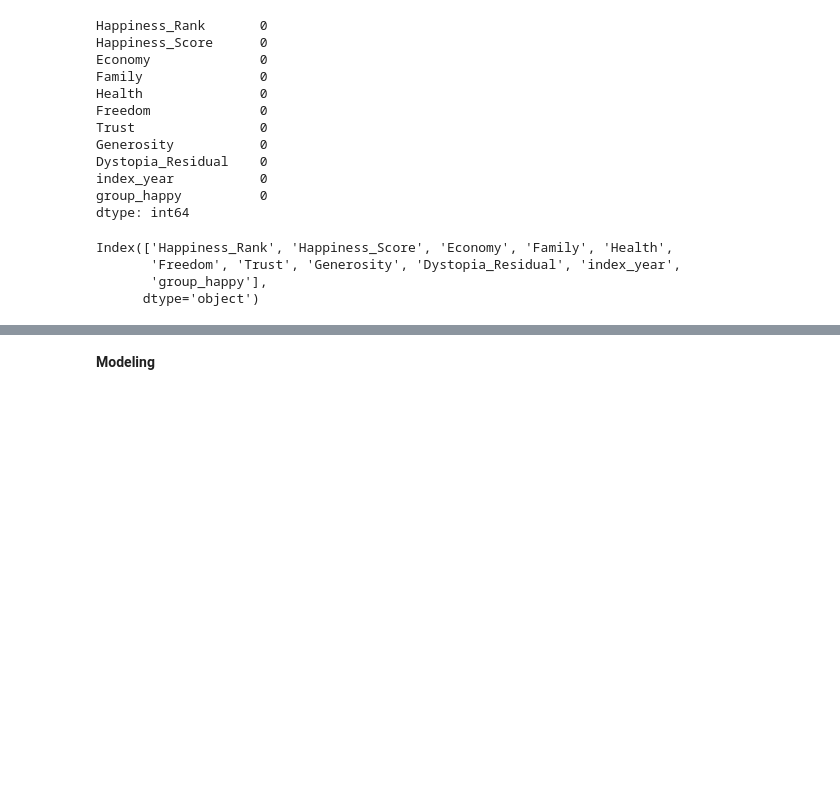
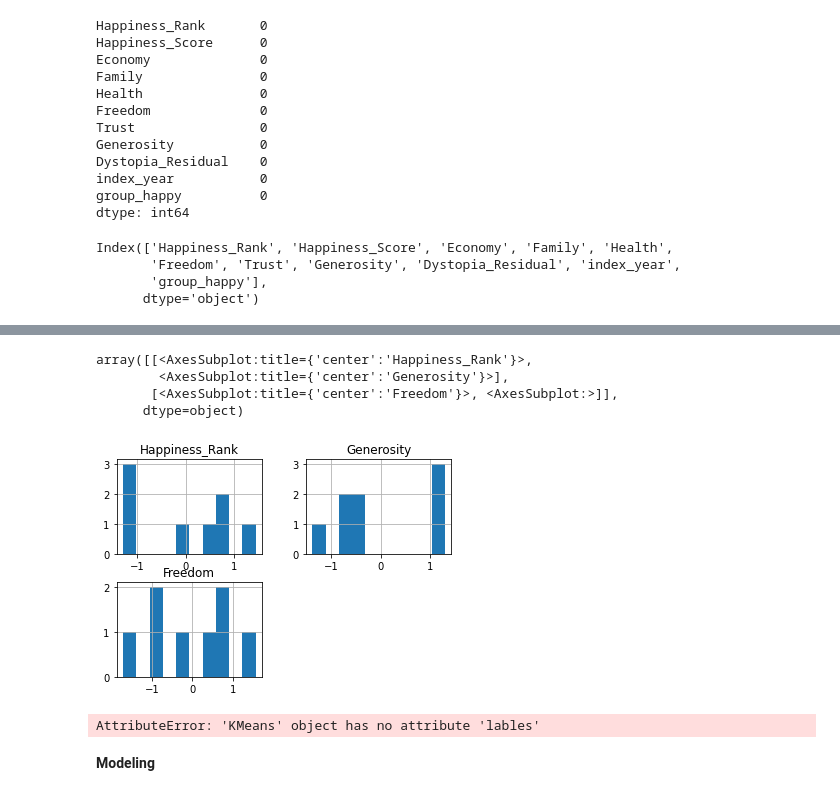
Before and after one commit to langsari/data-science-with-python-2022, a Jupyter notebook: life - cycle/life-cycle.ipynb, the cells around one changed output, grey strips where cells are left out. Drawn from its saved outputs; the diff is of its cells as text; code cells hidden in the pictures; blank space fills up the shorter version.

```diff
--- a/life - cycle/life-cycle.ipynb
+++ b/life - cycle/life-cycle.ipynb
@@ -159,0 +200,5 @@ Index(['Happiness_Rank', 'Happiness_Score', 'Economy', 'Family', 'Health',
+# %%
+scaler=preprocessing.PowerTransformer(standardize=True)
+
+S=scaler.fit_transform(df1[cols])
+S[:4].round(3)
@@ -159,0 +210,3 @@ Index(['Happiness_Rank', 'Happiness_Score', 'Economy', 'Family', 'Health',
+# %%
+X11=pd.DataFrame(S,columns=cols)
+X11.head()
@@ -159,0 +220,8 @@ Index(['Happiness_Rank', 'Happiness_Score', 'Economy', 'Family', 'Health',
+# %%
+X11[cols].hist()
+# %% [output]
+array([[<AxesSubplot:title={'center':'Happiness_Rank'}>,
+        <AxesSubplot:title={'center':'Generosity'}>],
+       [<AxesSubplot:title={'center':'Freedom'}>, <AxesSubplot:>]],
+      dtype=object)
+[figure, added]
@@ -160,3 +237,8 @@ Index(['Happiness_Rank', 'Happiness_Score', 'Economy', 'Family', 'Health',
+# %%
+ss=sil_score(X11,2,5)
+print(f'scores={ss}')
+# %% [output]
+AttributeError: 'KMeans' object has no attribute 'lables'
 # %% [markdown]
 **Modeling**
 # %%
```
Also changed, not shown: parts of 21 cells of this notebook.
